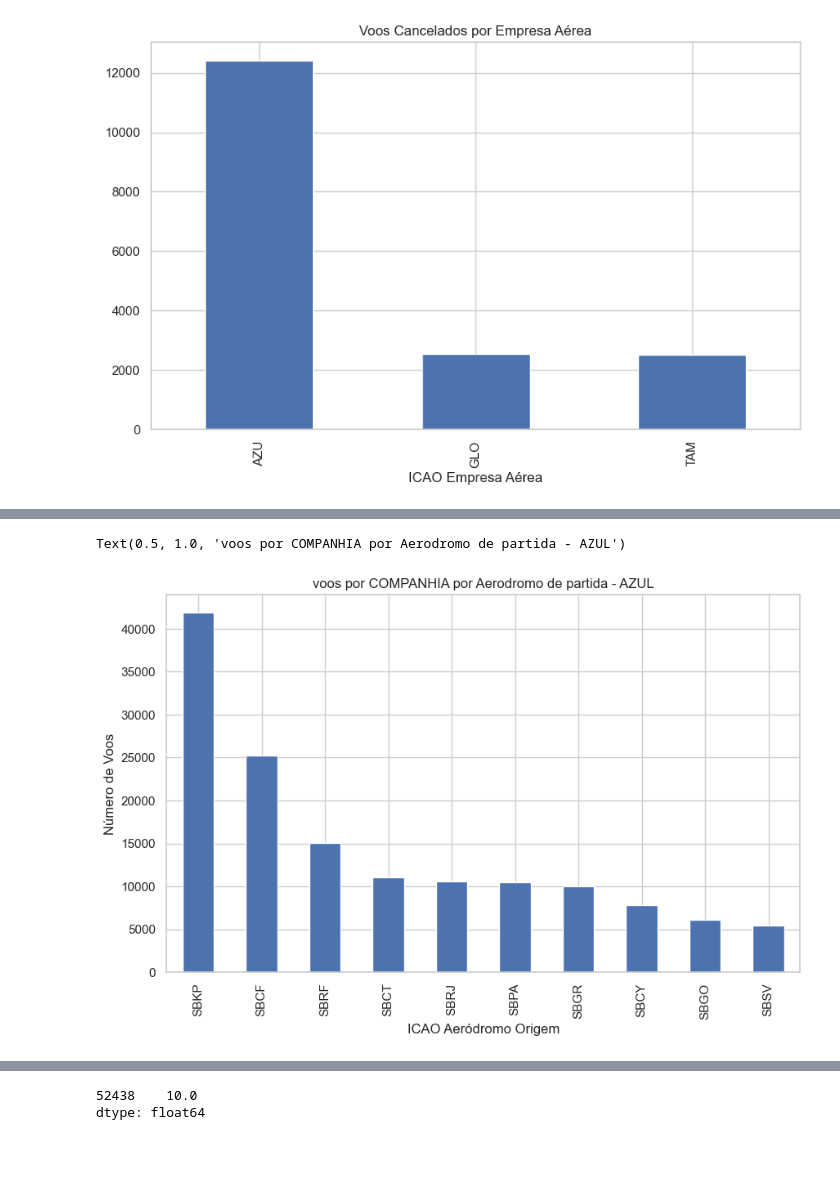
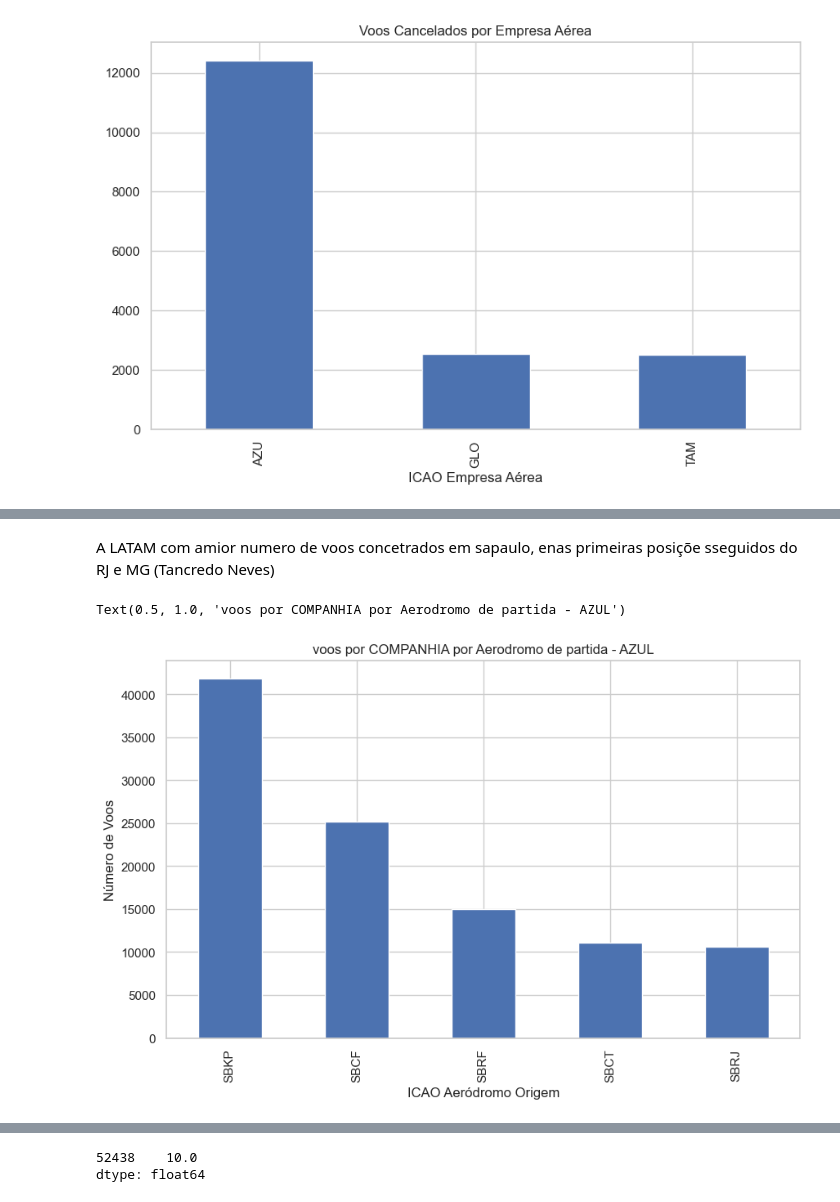
Before and after one commit to franciscojosecvrl/PortifolioDeDados, a Jupyter notebook: aquisicao_de_dados.ipynb, the cells around one changed output, grey strips where cells are left out. Drawn from its saved outputs; the diff is of its cells as text; code cells hidden in the pictures; blank space fills up the shorter version.

```diff
--- a/aquisicao_de_dados.ipynb
+++ b/aquisicao_de_dados.ipynb
@@ -805,10 +905,12 @@ Text(0.5, 1.0, 'voos por COMPANHIA por Aerodromo de partida - TAM ')
+# %% [markdown]
+A LATAM com amior numero de voos concetrados em sapaulo, enas primeiras posiçõe sseguidos do RJ  e MG (Tancredo Neves)
 # %%
 voos_efetivados = datasets_voos_2018[(datasets_voos_2018['Situação Voo'] == 'REALIZADO') & (datasets_voos_2018['ICAO Empresa Aérea']=='AZU')]
 #
 plt.figure(figsize=(10,6))
-plot = voos_efetivados['ICAO Aeródromo Origem'].value_counts().head(10).plot(kind="bar")
+plot = voos_efetivados['ICAO Aeródromo Origem'].value_counts().head(5).plot(kind="bar")
 plot.set_ylabel("Número de Voos")
 plot.set_title("voos por COMPANHIA por Aerodromo de partida - AZUL")
 # %% [output]
 Text(0.5, 1.0, 'voos por COMPANHIA por Aerodromo de partida - AZUL')
-[figure, old version]
+[figure, new version]
```
Also changed, not shown: parts of 121 cells of this notebook.
